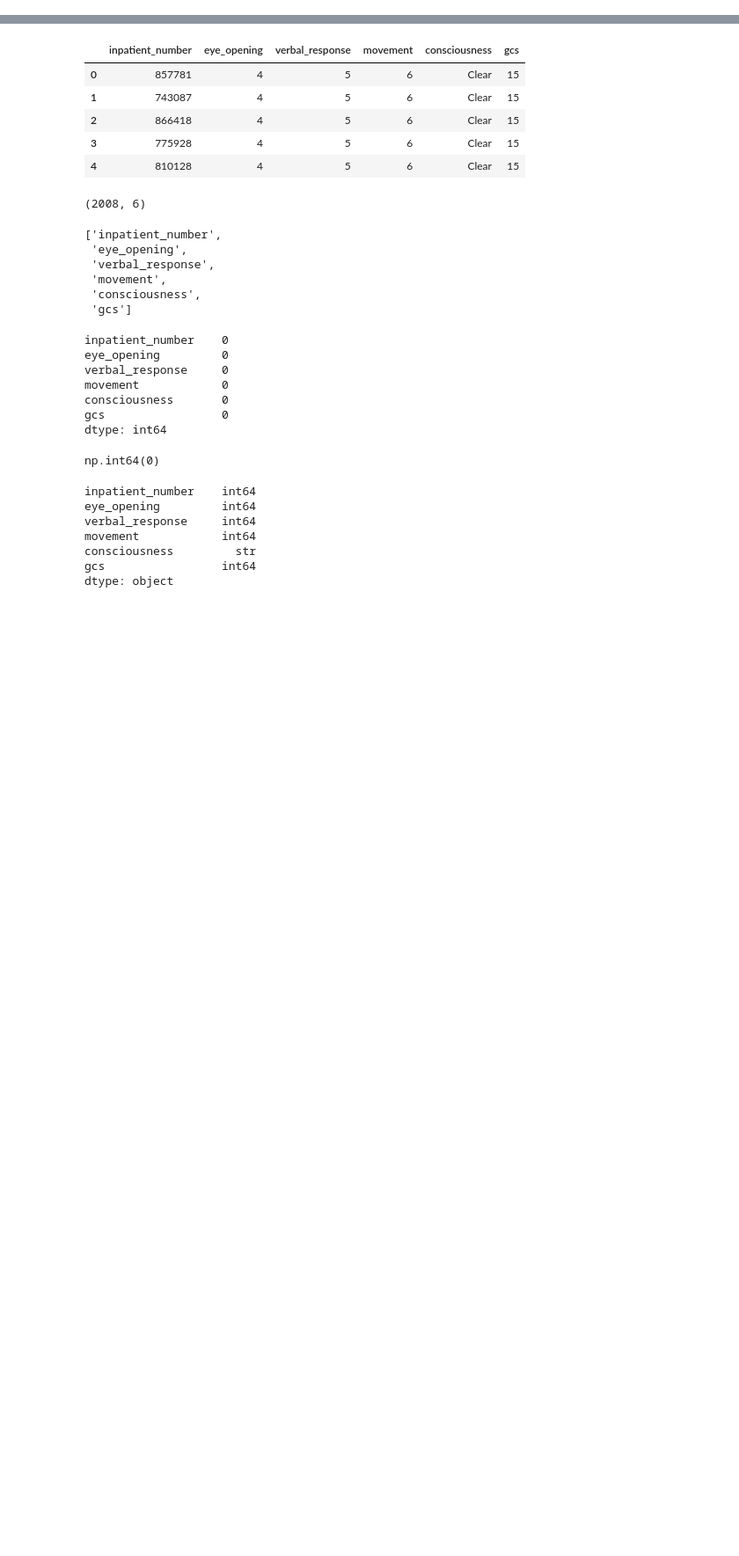
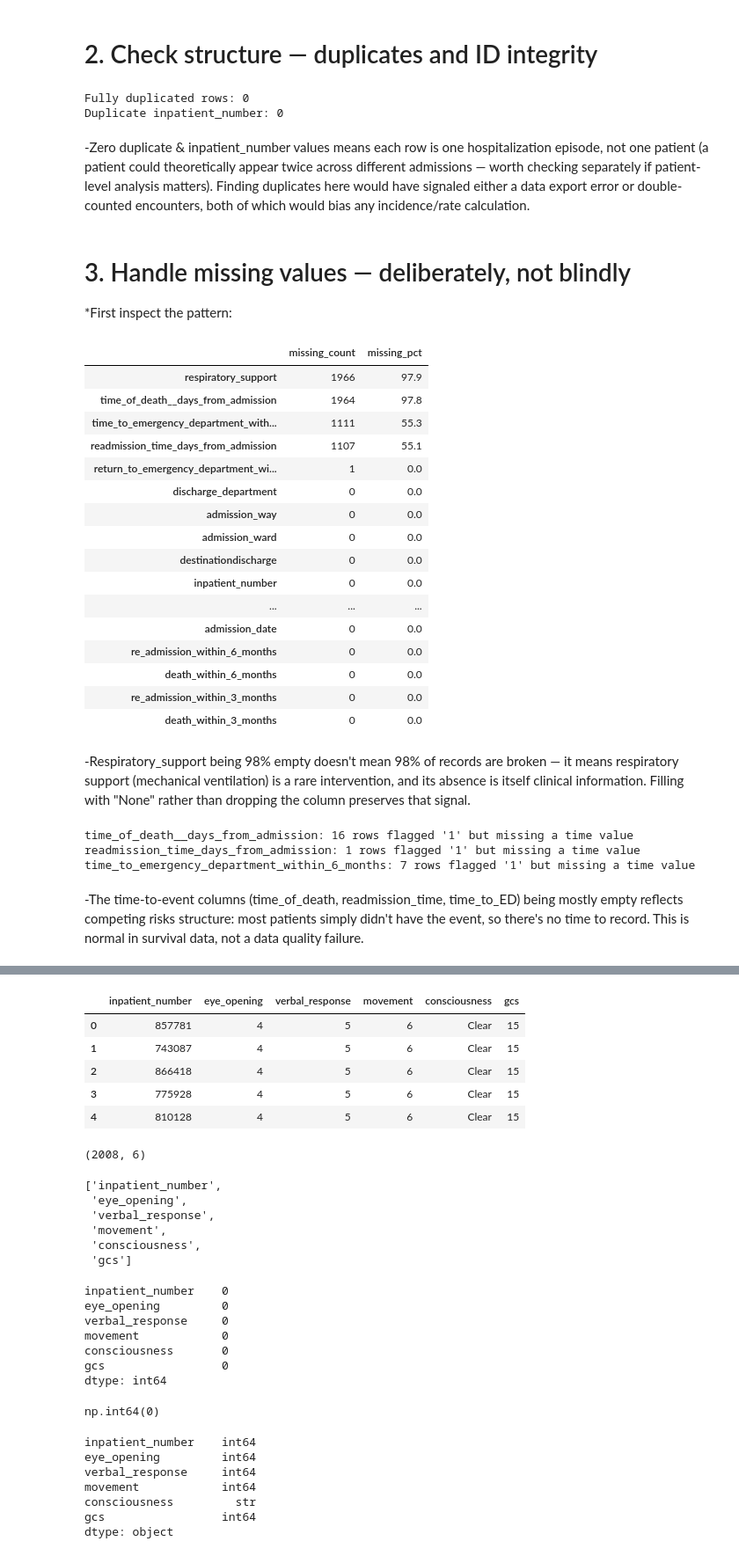
Before and after one commit to mishrasudha1984-png/Team4_The_Zen_OF_Five_PythonHackathon_Sep2026, a Jupyter notebook: Team4_The_Zen_OF_Five_01.datacleaning.ipynb, the cells around one changed output, grey strips where cells are left out. Shown: that part at 88% size. Cells and saved outputs as stored; diff of their text form; code cells hidden in the pictures; blank space fills up the shorter version.

```diff
--- a/Team4_The_Zen_OF_Five_01.datacleaning.ipynb
+++ b/Team4_The_Zen_OF_Five_01.datacleaning.ipynb
@@ -7,0 +12,4 @@ df = pd.read_csv("cardiac_failure/responsivenes.csv")
+# %%
+df3 = pd.read_csv("cardiac_failure/hospitalization_discharge.csv")
+print("Shape:", df3.shape)
+df3.head()
@@ -7,0 +47,35 @@ df = pd.read_csv("cardiac_failure/responsivenes.csv")
+# %% [markdown]
+# 2. Check structure — duplicates and ID integrity
+# %%
+print("Fully duplicated rows:", df3.duplicated().sum())
+print("Duplicate inpatient_number:", df3["inpatient_number"].duplicated().sum())
+# %% [output]
+Fully duplicated rows: 0
+Duplicate inpatient_number: 0
+# %% [markdown]
+-Zero duplicate & inpatient_number values means each row is one hospitalization episode, not one patient (a patient could theoretically appear twice across different admissions — worth checking separately if patient-level analysis matters). Finding duplicates here would have signaled either a data export error or double-counted encounters, both of which would bias any incidence/rate calculation.
+# %% [markdown]
+# 3. Handle missing values — deliberately, not blindly
+*First inspect the pattern:
+# %%
+missing = df3.isna().sum().sort_values(ascending=False)
+missing_pct = (missing / len(df3) * 100).round(1)
+pd.DataFrame({"missing_count": missing, "missing_pct": missing_pct})
+# %% [output]
+|  | missing_count | missing_pct |
+| respiratory_support | 1966 | 97.9 |
+| time_of_death__days_from_admission | 1964 | 97.8 |
+| time_to_emergency_department_with... | 1111 | 55.3 |
+| readmission_time_days_from_admission | 1107 | 55.1 |
+| return_to_emergency_department_wi... | 1 | 0.0 |
+| discharge_department | 0 | 0.0 |
+| admission_way | 0 | 0.0 |
+| admission_ward | 0 | 0.0 |
+| destinationdischarge | 0 | 0.0 |
+| inpatient_number | 0 | 0.0 |
+| ... | ... | ... |
+| admission_date | 0 | 0.0 |
+| re_admission_within_6_months | 0 | 0.0 |
+| death_within_6_months | 0 | 0.0 |
+| re_admission_within_3_months | 0 | 0.0 |
+| death_within_3_months | 0 | 0.0 |
@@ -7,0 +84,17 @@ df = pd.read_csv("cardiac_failure/responsivenes.csv")
+# %% [markdown]
+-Respiratory_support being 98% empty doesn't mean 98% of records are broken — it means respiratory support (mechanical ventilation) is a rare intervention, and its absence is itself clinical information. Filling with "None" rather than dropping the column preserves that signal.
+# %%
+checks = [
+    ("time_of_death__days_from_admission", "death_within_6_months"),
+    ("readmission_time_days_from_admission", "re_admission_within_6_months"),
+    ("time_to_emergency_department_within_6_months", "return_to_emergency_department_within_6_months"),
+]
+for time_col, flag_col in checks:
+    mismatch = ((df3[flag_col] == 1) & (df3[time_col].isna())).sum()
+    print(f"{time_col}: {mismatch} rows flagged '1' but missing a time value")
+# %% [output]
+time_of_death__days_from_admission: 16 rows flagged '1' but missing a time value
+readmission_time_days_from_admission: 1 rows flagged '1' but missing a time value
+time_to_emergency_department_within_6_months: 7 rows flagged '1' but missing a time value
+# %% [markdown]
+-The time-to-event columns (time_of_death, readmission_time, time_to_ED) being mostly empty reflects competing risks structure: most patients simply didn't have the event, so there's no time to record. This is normal in survival data, not a data quality failure.
```
Also changed, not shown: parts of 24 cells of this notebook.
